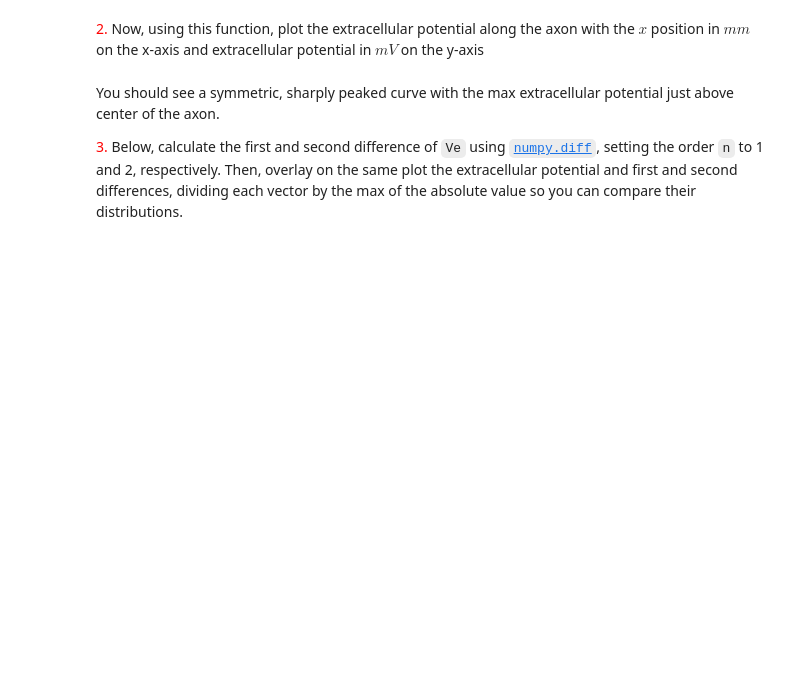
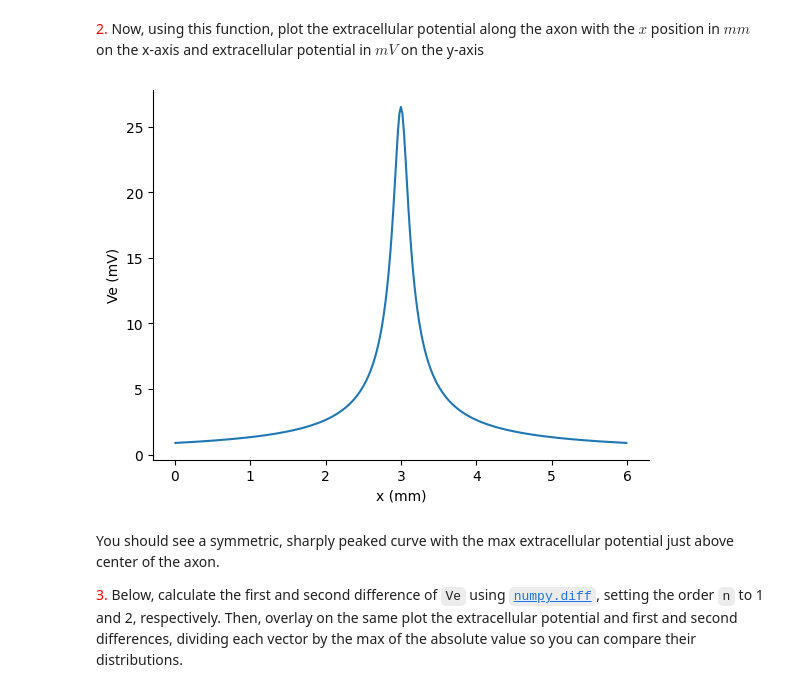
Before and after one commit to lw-miles24/12-CompModNervSys-ExtracellularStim, a Jupyter notebook: CompModNervSys_exercise12.ipynb, the cells around one changed output. Drawn from its saved outputs; the diff is of its cells as text; code cells hidden in the pictures; blank space fills up the shorter version.

```diff
--- a/CompModNervSys_exercise12.ipynb
+++ b/CompModNervSys_exercise12.ipynb
@@ -127,16 +160,17 @@ def calc_Ve(xe,ye,coords,sigma_e=0.3e-7):
 # %% [markdown]
 <font color='red'> 2. </font> Now, using this function, plot the extracellular potential along the axon with the $x$ position in $mm$ on the x-axis and extracellular potential in $mV$ on the y-axis
 # %%
-# Your code goes here
 # Calculate potential Ve
 
-Ve = # call calc_Ve
+Ve = calc_Ve(xelec,yelec,uaxon.coords)
 # Plot
 fig = plt.figure()
 ax = fig.add_subplot(111)
 ax.plot(uaxon.coords[:,0]*1e-3,Ve)
 ax.set_xlabel('x (mm)')
 ax.set_ylabel('Ve (mV)');
+# %% [output]
+[figure, added]
 # %% [markdown]
 You should see a symmetric, sharply peaked curve with the max extracellular potential just above center of the axon.
 
```
Also changed, not shown: parts of 12 cells of this notebook.
